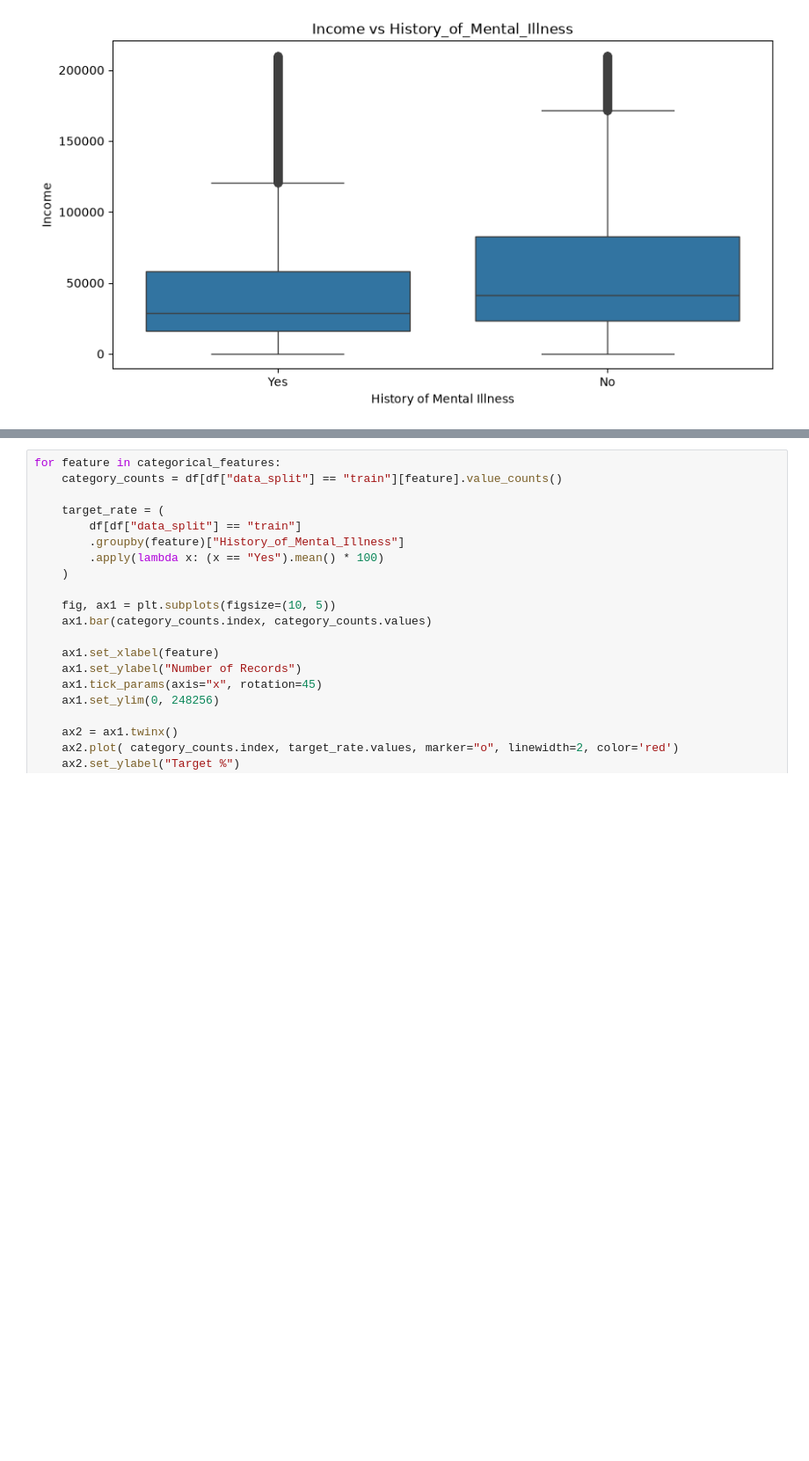
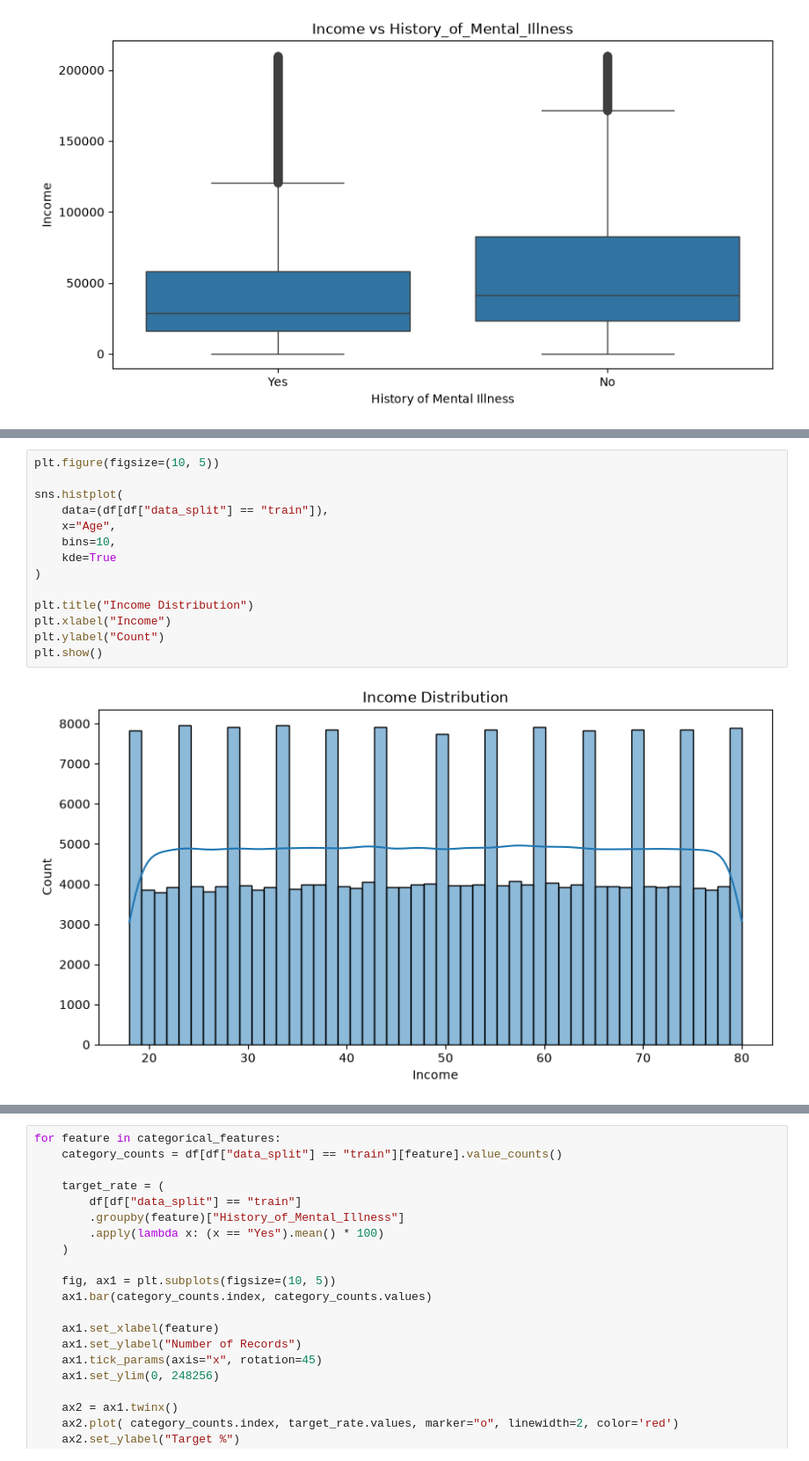
Before and after one commit to LunaJiang188/Mental-health-prediction, a Jupyter notebook: src/data_explore.ipynb, the cells around one changed output, grey strips where cells are left out. Shown at 88% size. Drawn from its saved outputs; the diff is of its cells as text; blank space fills up the shorter version.

```diff
--- a/src/data_explore.ipynb
+++ b/src/data_explore.ipynb
@@ -175,0 +204,16 @@ for feature in numeric_features:
+# %%
+plt.figure(figsize=(10, 5))
+
+sns.histplot(
+    data=(df[df["data_split"] == "train"]),
+    x="Age",
+    bins=10,
+    kde=True
+)
+
+plt.title("Income Distribution")
+plt.xlabel("Income")
+plt.ylabel("Count")
+plt.show()
+# %% [output]
+[figure, added]
```
Also changed, not shown: parts of 8 cells of this notebook, 1 other file.
